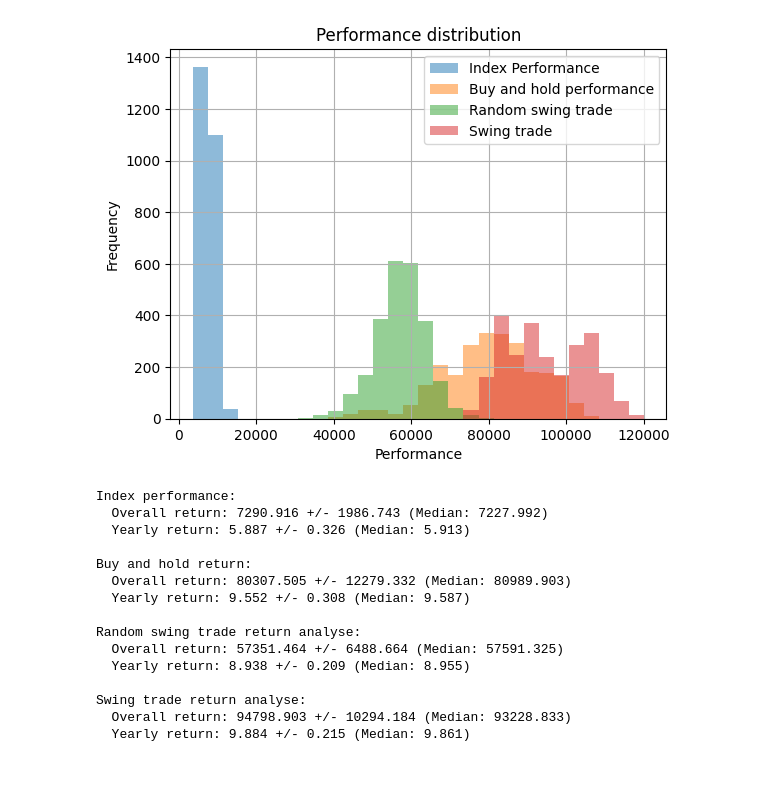
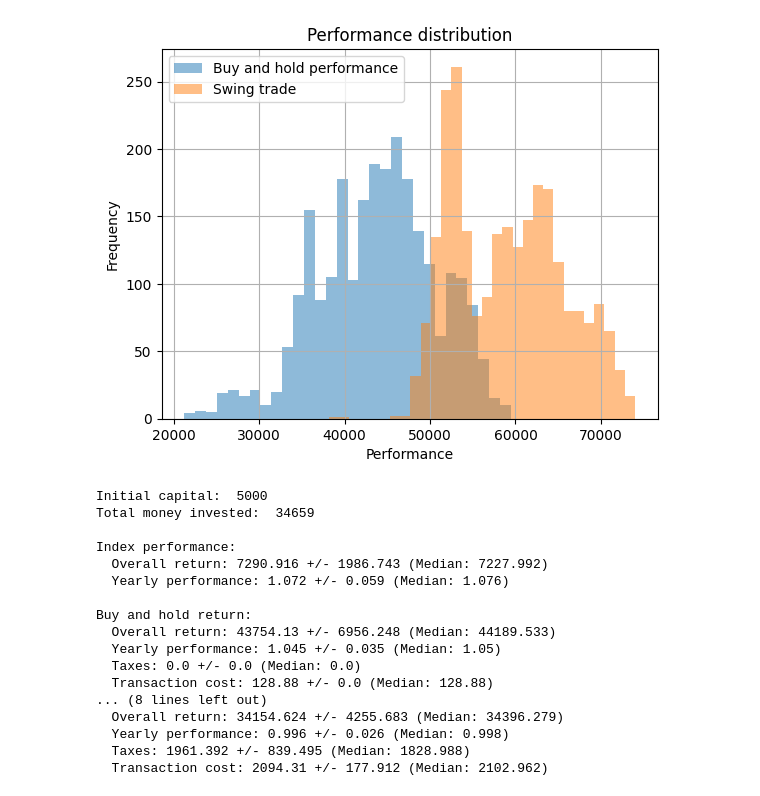
Before and after one commit to katakoruma/Chart-Strategy-Simulation, a Jupyter notebook: simulation_realdata.ipynb, the cells around one changed output. Saved outputs shown, nothing was run; the diff lists cells and outputs as text; code cells hidden in the pictures.

```diff
--- a/simulation_realdata.ipynb
+++ b/simulation_realdata.ipynb
@@ -73,22 +87,39 @@ _ = mc.mc_import_chart(n=2500, stepsize=2, path=path, limit=limit)
-# %%
-mc.hist_performance(bins=30)
-mc.print_results(accuracy=3)
-# %% [output]
-[figure, removed]
-Index performance:
-  Overall return: 7290.916 +/- 1986.743 (Median: 7227.992)
-  Yearly return: 5.887 +/- 0.326 (Median: 5.913)
-
-Buy and hold return:
-  Overall return: 80307.505 +/- 12279.332 (Median: 80989.903)
-  Yearly return: 9.552 +/- 0.308 (Median: 9.587)
-
-Random swing trade return analyse:
-  Overall return: 57351.464 +/- 6488.664 (Median: 57591.325)
-  Yearly return: 8.938 +/- 0.209 (Median: 8.955)
-
-Swing trade return analyse:
-  Overall return: 94798.903 +/- 10294.184 (Median: 93228.833)
-  Yearly return: 9.884 +/- 0.215 (Median: 9.861)
+# %%
+bins=30
+limits=None
+
+#plt.hist(mc.index_performance, bins=bins, range=limits, alpha=0.5, label="Index Performance")
+plt.hist(mc.buy_and_hold_profit, bins=bins, range=limits, alpha=0.5, label="Buy and hold performance")
+plt.hist(mc.swing_profit, bins=bins, range=limits, alpha=0.5, label="Swing trade")
+#plt.hist(mc.random_swing_profit, bins=bins, range=limits, alpha=0.5, label="Random swing trade")
+
+plt.xlabel("Performance")
+plt.ylabel("Frequency")
+plt.title("Performance distribution")
+
+plt.grid()
+plt.legend()
+plt.show()
+
+mc.print_results(accuracy=3)
+# %% [output]
+[figure, added]
+Initial capital:  5000
+Total money invested:  34659
+
+Index performance:
+  Overall return: 7290.916 +/- 1986.743 (Median: 7227.992)
+  Yearly performance: 1.072 +/- 0.059 (Median: 1.076)
+
+Buy and hold return:
+  Overall return: 43754.13 +/- 6956.248 (Median: 44189.533)
+  Yearly performance: 1.045 +/- 0.035 (Median: 1.05)
+  Taxes: 0.0 +/- 0.0 (Median: 0.0)
+  Transaction cost: 128.88 +/- 0.0 (Median: 128.88)
+... (8 lines left out)
+  Overall return: 34154.624 +/- 4255.683 (Median: 34396.279)
+  Yearly performance: 0.996 +/- 0.026 (Median: 0.998)
+  Taxes: 1961.392 +/- 839.495 (Median: 1828.988)
+  Transaction cost: 2094.31 +/- 177.912 (Median: 2102.962)
 # %%
 mc.chartsim
```
Also changed, not shown: parts of 3 cells of this notebook, 1 other file.
